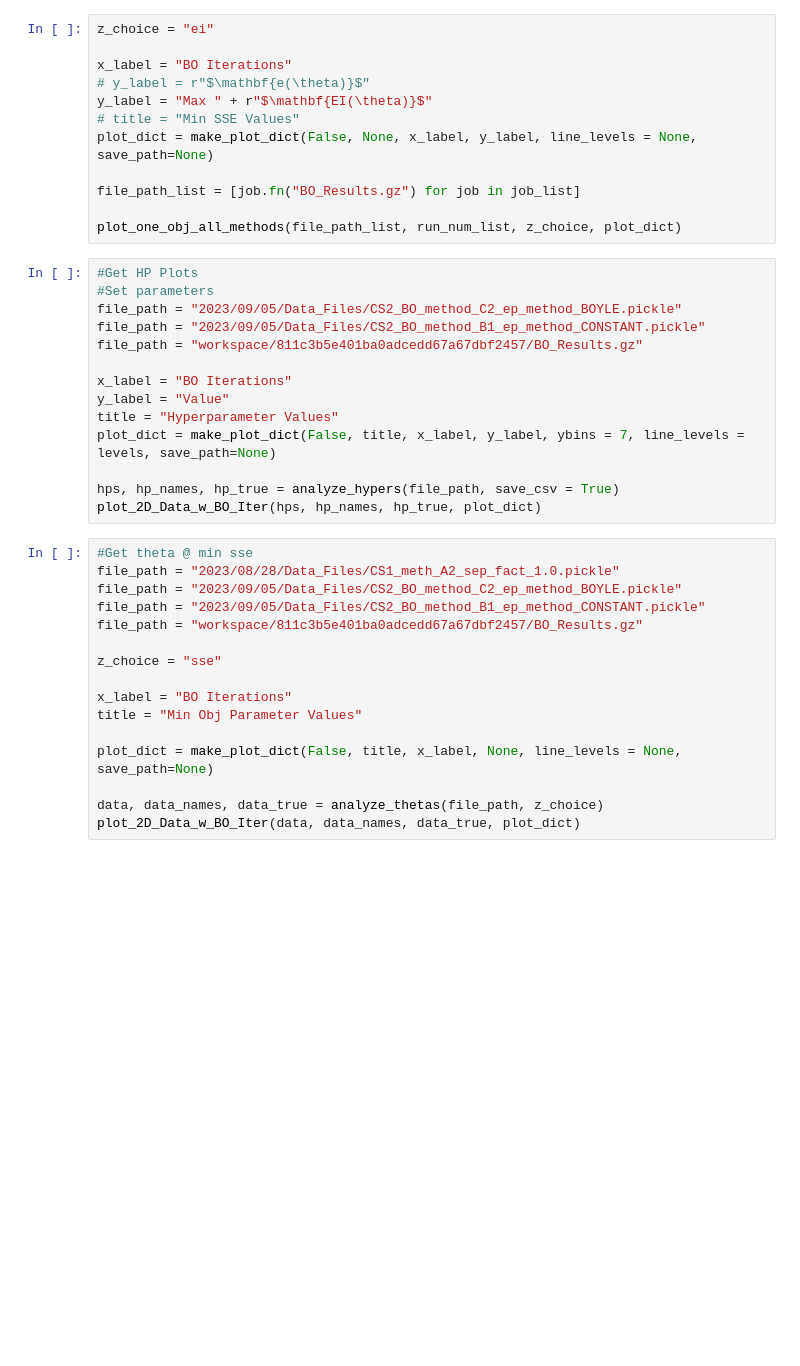
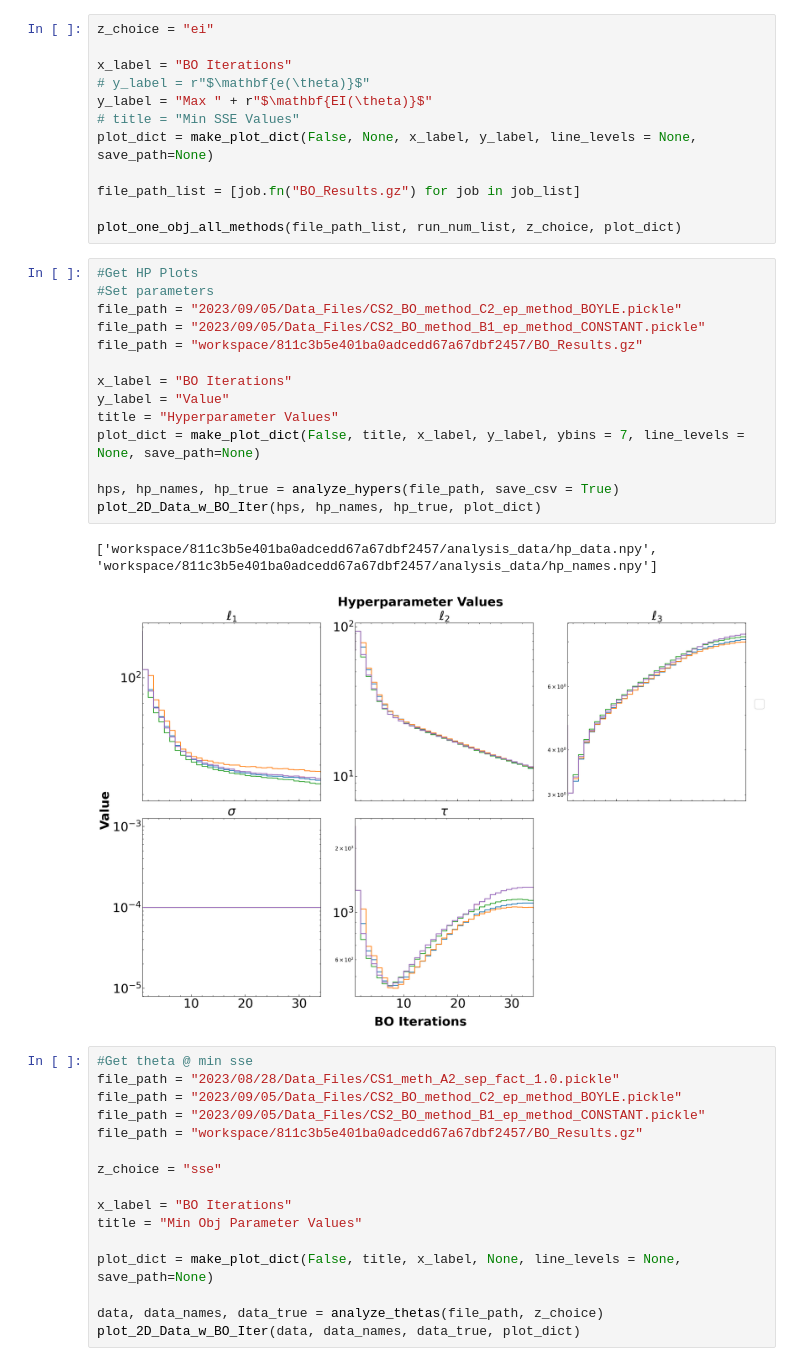
Before and after one commit to dowlinglab/GPBO_Emulators, a Jupyter notebook: experiment_analysis.ipynb, the cells around one changed output. Saved outputs shown, nothing was run; the diff lists cells and outputs as text; blank space fills up the shorter version.

```diff
--- a/experiment_analysis.ipynb
+++ b/experiment_analysis.ipynb
@@ -150,17 +181,20 @@ plot_one_obj_all_methods(file_path_list, run_num_list, z_choice, plot_dict)
 # %%
 #Get HP Plots
 #Set parameters
 file_path = "2023/09/05/Data_Files/CS2_BO_method_C2_ep_method_BOYLE.pickle"
 file_path = "2023/09/05/Data_Files/CS2_BO_method_B1_ep_method_CONSTANT.pickle"
 file_path = "workspace/811c3b5e401ba0adcedd67a67dbf2457/BO_Results.gz"
 
 x_label = "BO Iterations"
 y_label = "Value"
 title = "Hyperparameter Values"
-plot_dict = make_plot_dict(False, title, x_label, y_label, ybins = 7, line_levels = levels, save_path=None)
+plot_dict = make_plot_dict(False, title, x_label, y_label, ybins = 7, line_levels = None, save_path=None)
 
 hps, hp_names, hp_true = analyze_hypers(file_path, save_csv = True)
 plot_2D_Data_w_BO_Iter(hps, hp_names, hp_true, plot_dict)
+# %% [output]
+['workspace/811c3b5e401ba0adcedd67a67dbf2457/analysis_data/hp_data.npy', 'workspace/811c3b5e401ba0adcedd67a67dbf2457/analysis_data/hp_names.npy']
+[figure, added]
 # %%
 #Get theta @ min sse
 file_path = "2023/08/28/Data_Files/CS1_meth_A2_sep_fact_1.0.pickle"
```
Also changed, not shown: parts of 3 cells of this notebook, 4 other files.
